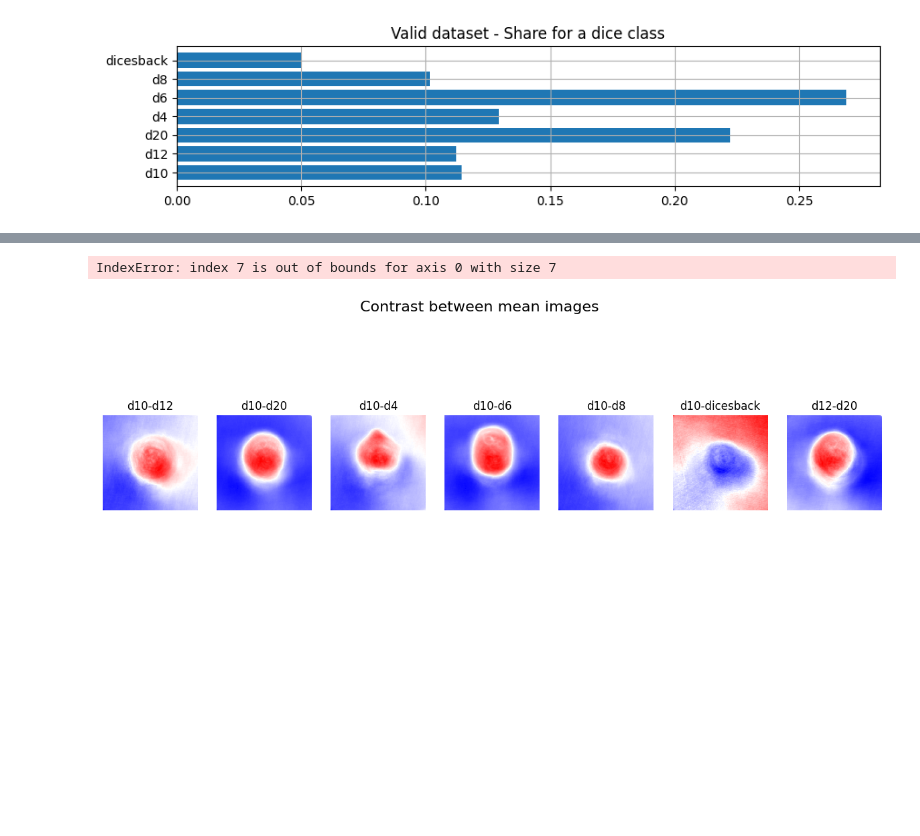
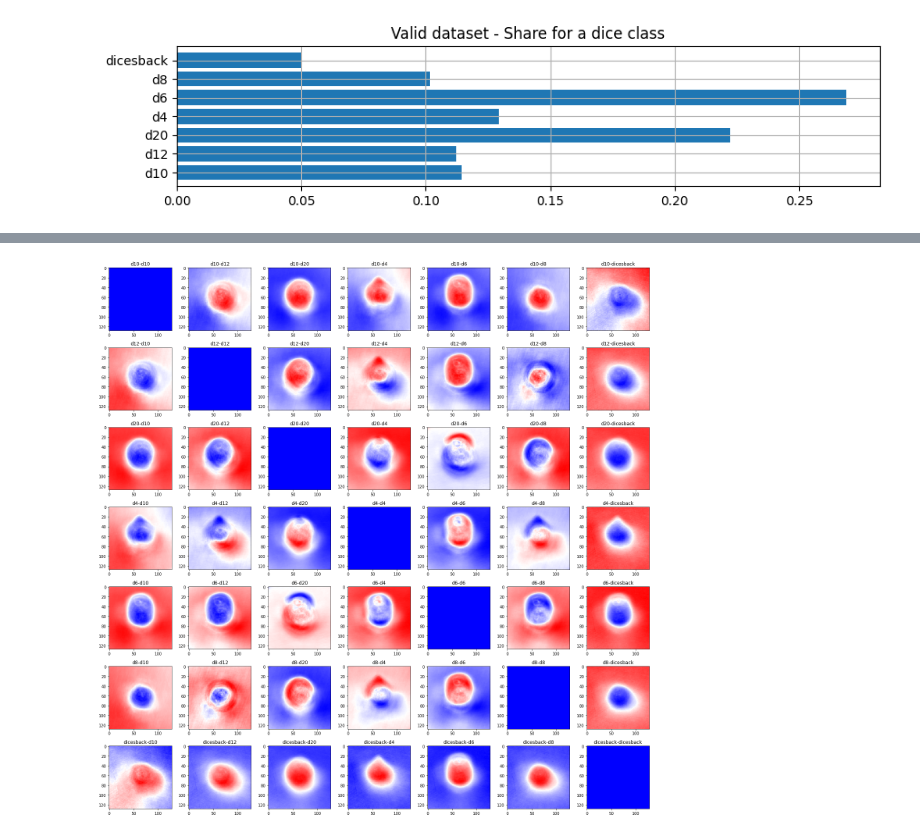
Before and after one commit to K0nkere/DL-Dice-detection-project, a Jupyter notebook: basic-EDA.ipynb, the cells around one changed output, grey strips where cells are left out. Cells and saved outputs as stored; diff of their text form; code cells hidden in the pictures; blank space fills up the shorter version.

```diff
--- a/basic-EDA.ipynb
+++ b/basic-EDA.ipynb
@@ -151,19 +158,17 @@ valid_mean_imgs = plot_mean_img(train_path, "Valid")
 # %%
 # Contrast between means
 
-fig, axs = plt.subplots(1, len(classes), figsize=(15, 5))
-fig.suptitle('Contrast between mean images', fontsize=16)
-count = -1
+fig, axes = plt.subplots(len(classes), len(classes), figsize=(20, 20))
 
+axes = axes.flatten()
+ax_i = -1
 for idx_1 in range(len(classes)):
     for idx_2 in range(len(classes)):
-        if idx_1 >= idx_2:
-            continue
-        count += 1
+
+        ax_i += 1
         contrast_image = train_mean_imgs[idx_1] - train_mean_imgs[idx_2]
-        axs[count].imshow(np.mean(contrast_image, axis=-1), cmap='bwr')
-        axs[count].set_title(f'{classes[idx_1]}-{classes[idx_2]}')
-        axs[count].axis('off')
+        axes[ax_i].imshow(np.mean(contrast_image, axis=-1), cmap='bwr')
+        axes[ax_i].set_title(f'{classes[idx_1]}-{classes[idx_2]}')
+plt.tight_layout()
 # %% [output]
-IndexError: index 7 is out of bounds for axis 0 with size 7
-[figure, old version]
+[figure, new version]
```
Also changed, not shown: parts of 10 cells of this notebook, 3 other files.
